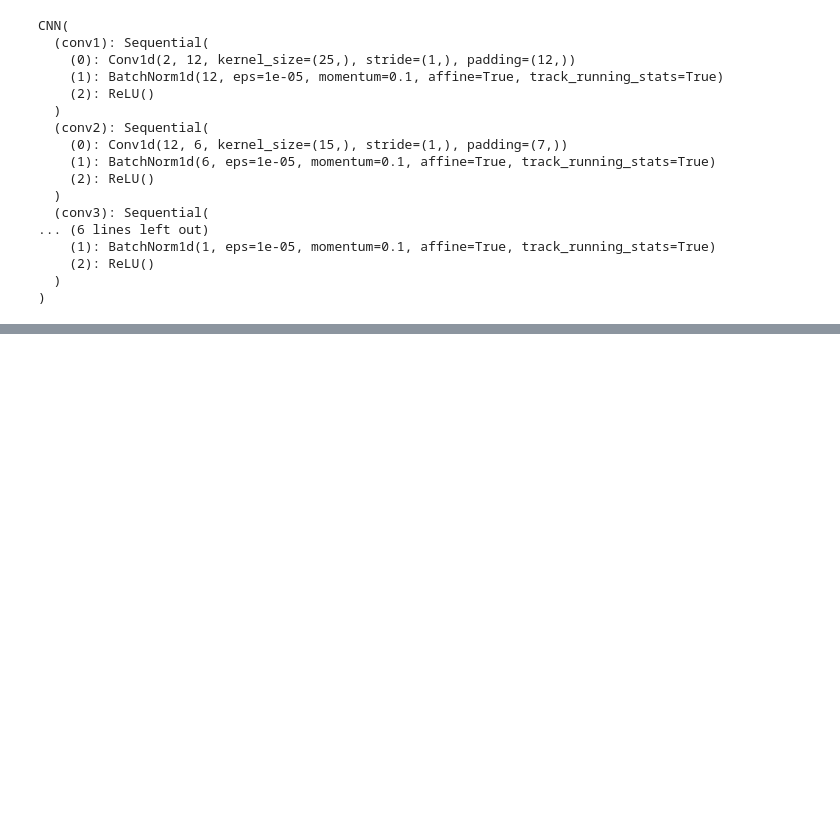
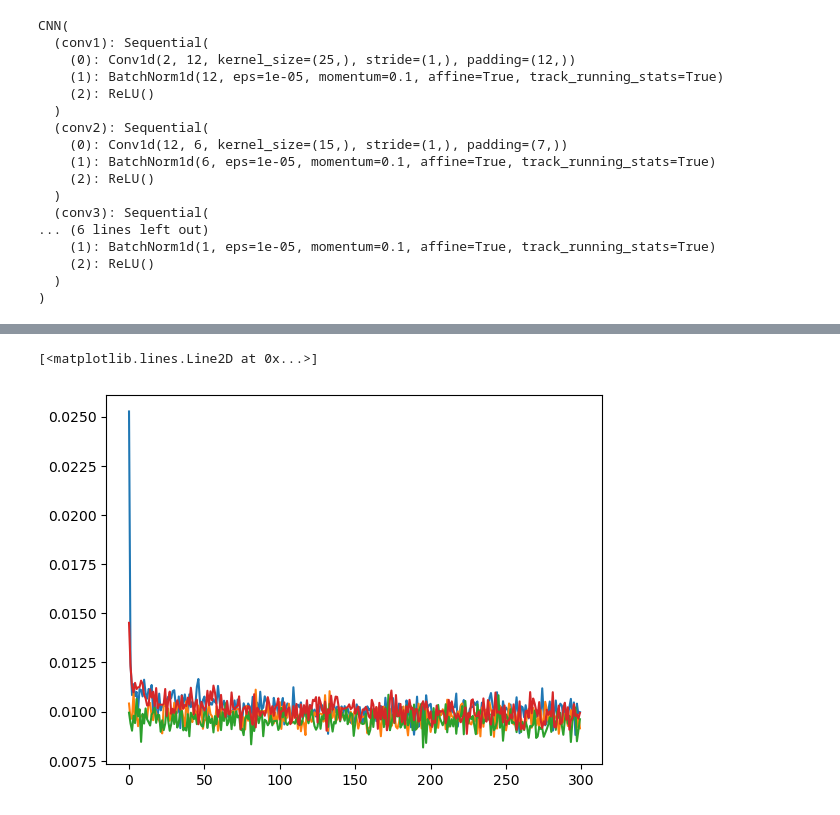
Before and after one commit to McLinWxl/CodesReproduction, a Jupyter notebook: DCN-DOA/DEEPDOA/DOA pytorch 4.16.ipynb, the cells around one changed output, grey strips where cells are left out. Cells and saved outputs as stored; diff of their text form; code cells hidden in the pictures; blank space fills up the shorter version.

```diff
--- a/DCN-DOA/DEEPDOA/DOA pytorch 4.16.ipynb
+++ b/DCN-DOA/DEEPDOA/DOA pytorch 4.16.ipynb
@@ -188,7 +224,9 @@ plt.plot(range(nb_epoch), train_loss, label='train loss')
 # %%
 #cnn+tanh
+cnntan_loss_list = []
 for epoch in range(0,300):
 
-    train(epoch, cnn_tanh)
+    loss = train(epoch, cnn_tanh)
+    cnntan_loss_list.append(loss)
 
 test_rmse(cnn_tanh)
@@ -195,7 +252,9 @@ test_rmse(cnn_tanh)
 # %%
 #cnn+sigmoid
+cnnsig_loss_list = []
 for epoch in range(0,300):
 
-    train(epoch, cnn_sigmoid)
+    loss = train(epoch, cnn_sigmoid)
+    cnnsig_loss_list.append(loss)
 
 test_rmse(cnn_sigmoid)
@@ -202,7 +280,8 @@ test_rmse(cnn_sigmoid)
 # %%
 #cnn+relu+resnet
+cnnrelu_resnet_loss_list = []
 for epoch in range(0,300):
 
-    train(epoch, cnn_relu_resnet)
-
+    loss = train(epoch, cnn_relu_resnet)
+    cnnrelu_resnet_loss_list.append(loss)
 test_rmse(cnn_relu_resnet)
@@ -209,3 +307,11 @@ test_rmse(cnn_relu_resnet)
+# %%
+plt.plot(range(nb_epoch), cnnrele_loss_list, label='CNN-ReLU')
+plt.plot(range(nb_epoch), cnntan_loss_list, label='CNN-Tanh')
+plt.plot(range(nb_epoch), cnnsig_loss_list, label='CNN-Sigmoid')
+plt.plot(range(nb_epoch), cnnrelu_resnet_loss_list, label='CNN-ReLU-ResNet')
+# %% [output]
+[<matplotlib.lines.Line2D at 0x...>]
+[figure, added]
 # %%
 read_temp=scipy.io.loadmat(r"C:\Users\Administrator\Desktop\DEEPDOA\code\data2test\data2_test.mat")
 K=2
```
Also changed, not shown: parts of 8 cells of this notebook.
